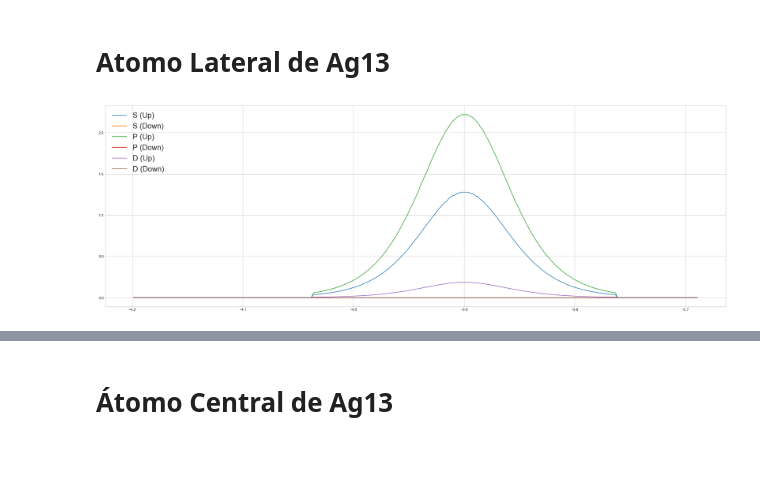
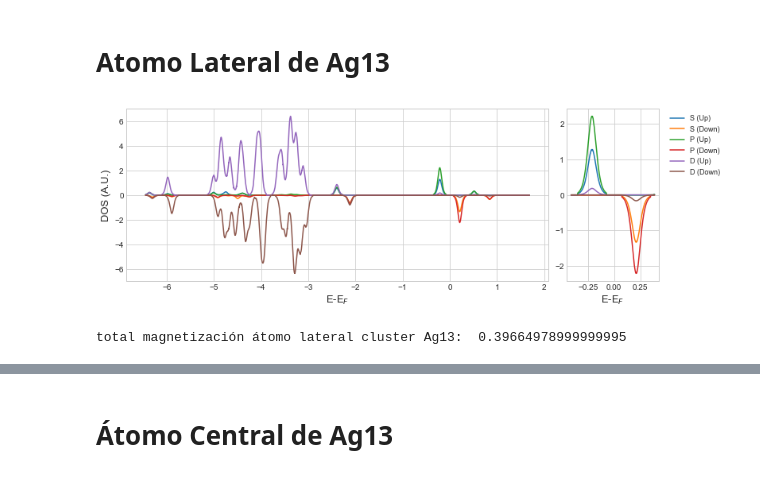
Before and after one commit to esjerome/quantumEspresso, a Jupyter notebook: Python/final_graficos.ipynb, the cells around one changed output, grey strips where cells are left out. Cells and saved outputs as stored; diff of their text form; code cells hidden in the pictures.

```diff
--- a/Python/final_graficos.ipynb
+++ b/Python/final_graficos.ipynb
@@ -42,40 +54,74 @@ mag_[:,1].sum()*0.001
 # %%
 temp1 = np.loadtxt('ag13.dos.pdos_atm#2(Ag)_wfc#1(s)')
 
 mag_s = temp1[:,[0]]
 mag_s = np.append(mag_s, temp1[:,[1]], axis=1)
 mag_s = np.append(mag_s, temp1[:,[2]], axis=1)
 
 temp1 = np.loadtxt('ag13.dos.pdos_atm#2(Ag)_wfc#2(p)')
 
 mag_p = temp1[:,[0]]
 mag_p = np.append(mag_p, temp1[:,[1]], axis=1)
 mag_p = np.append(mag_p, temp1[:,[2]], axis=1)
 
 temp1 = np.loadtxt('ag13.dos.pdos_atm#2(Ag)_wfc#3(d)')
 
 mag_d = temp1[:,[0]]
 mag_d = np.append(mag_d, temp1[:,[1]], axis=1)
 mag_d = np.append(mag_d, temp1[:,[2]], axis=1)
+
+
+fig = plt.figure()
+
+
+mag_s = mag_s[mag_s[:,0]<-2]
+mag_p = mag_p[mag_p[:,0]<-2]
+mag_d = mag_d[mag_d[:,0]<-2]
+
+mag_s[:,0] = mag_s[:,0] + 3.688
+mag_p[:,0] = mag_p[:,0] + 3.688
+mag_d[:,0] = mag_d[:,0] + 3.688
+
+
+ax0 = plt.subplot2grid((1, 5), (0, 0), colspan=4)
+ax1 = plt.subplot2grid((1, 5), (0, 4), colspan=1)
+
+ax0.set_xlabel(r"E-E$_{F}$",fontsize=13)
+ax0.set_ylabel(r"DOS (A.U.)",fontsize=13)
+
+
+ax0.plot(mag_s[:,0],mag_s[:,1], label="S (Up)")
+ax0.plot(mag_s[:,0],-mag_s[:,2],label="S (Down)")
+ax0.plot(mag_p[:,0],mag_p[:,1], label="P (Up)")
+ax0.plot(mag_p[:,0],-mag_p[:,2], label="P (Down)")
+ax0.plot(mag_d[:,0],mag_d[:,1], label="D (Up)")
+ax0.plot(mag_d[:,0],-mag_d[:,2], label="D (Down)")
+
+
+mag_s = mag_s[mag_s[:,0]>-0.412]
+mag_s = mag_s[mag_s[:,0]<0.388]
+
+mag_p = mag_p[mag_p[:,0]>-0.412]
+mag_p = mag_p[mag_p[:,0]<0.388]
+
+mag_d = mag_d[mag_d[:,0]>-0.412]
+mag_d = mag_d[mag_d[:,0]<0.388]
+
+
+ax1.plot(mag_s[:,0],mag_s[:,1], label="S (Up)")
+ax1.plot(mag_s[:,0],-mag_s[:,2],label="S (Down)")
+ax1.plot(mag_p[:,0],mag_p[:,1], label="P (Up)")
+ax1.plot(mag_p[:,0],-mag_p[:,2], label="P (Down)")
+ax1.plot(mag_d[:,0],mag_d[:,1], label="D (Up)")
+ax1.plot(mag_d[:,0],-mag_d[:,2], label="D (Down)")
+
+ax1.set_xlabel(r"E-E$_{F}$",fontsize=13)
+
+plt.legend(loc='upper left', fontsize=9, bbox_to_anchor=(1.05, 1.0))
+fig.set_size_inches(12, 4)
+plt.show()
+
+print('total magnetización átomo lateral cluster Ag13: ',(mag_s[:,1]+mag_p[:,1]+mag_d[:,1]).sum()*0.001)
+# %% [output]
+[figure, added]
+total magnetización átomo lateral cluster Ag13:  0.39664978999999995
-# %%
-mag_s = mag_s[mag_s[:,0]>-4.2]
-mag_s = mag_s[mag_s[:,0]<-3.6881]
-
-mag_p = mag_p[mag_p[:,0]>-4.2]
-mag_p = mag_p[mag_p[:,0]<-3.6881]
-
-mag_d = mag_d[mag_d[:,0]>-4.2]
-mag_d = mag_d[mag_d[:,0]<-3.6881]
-
-fig, ax = plt.subplots()
-plt.plot(mag_s[:,0],mag_s[:,1], label="S (Up)")
-plt.plot(mag_s[:,0],-mag_s[:,2],label="S (Down)")
-plt.plot(mag_p[:,0],mag_p[:,1], label="P (Up)")
-plt.plot(mag_p[:,0],-mag_p[:,2], label="P (Down)")
-plt.plot(mag_d[:,0],mag_d[:,1], label="D (Up)")
-plt.plot(mag_d[:,0],-mag_d[:,2], label="D (Down)")
-fig.set_size_inches(30, 10)
-plt.legend(loc='upper left', fontsize=20)
-plt.show()
-# %% [output]
-[figure, removed]
```
Also changed, not shown: parts of 34 cells of this notebook.
